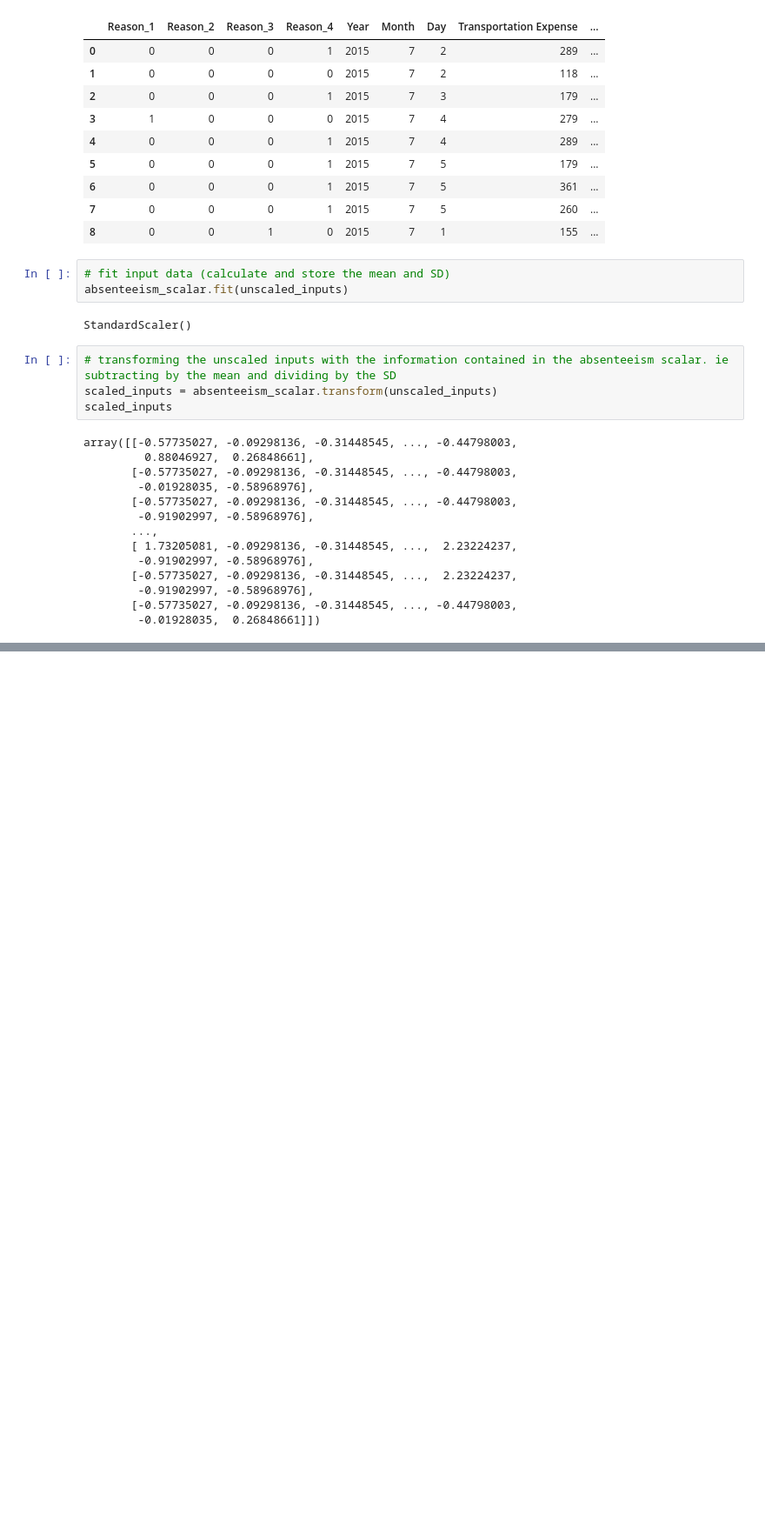
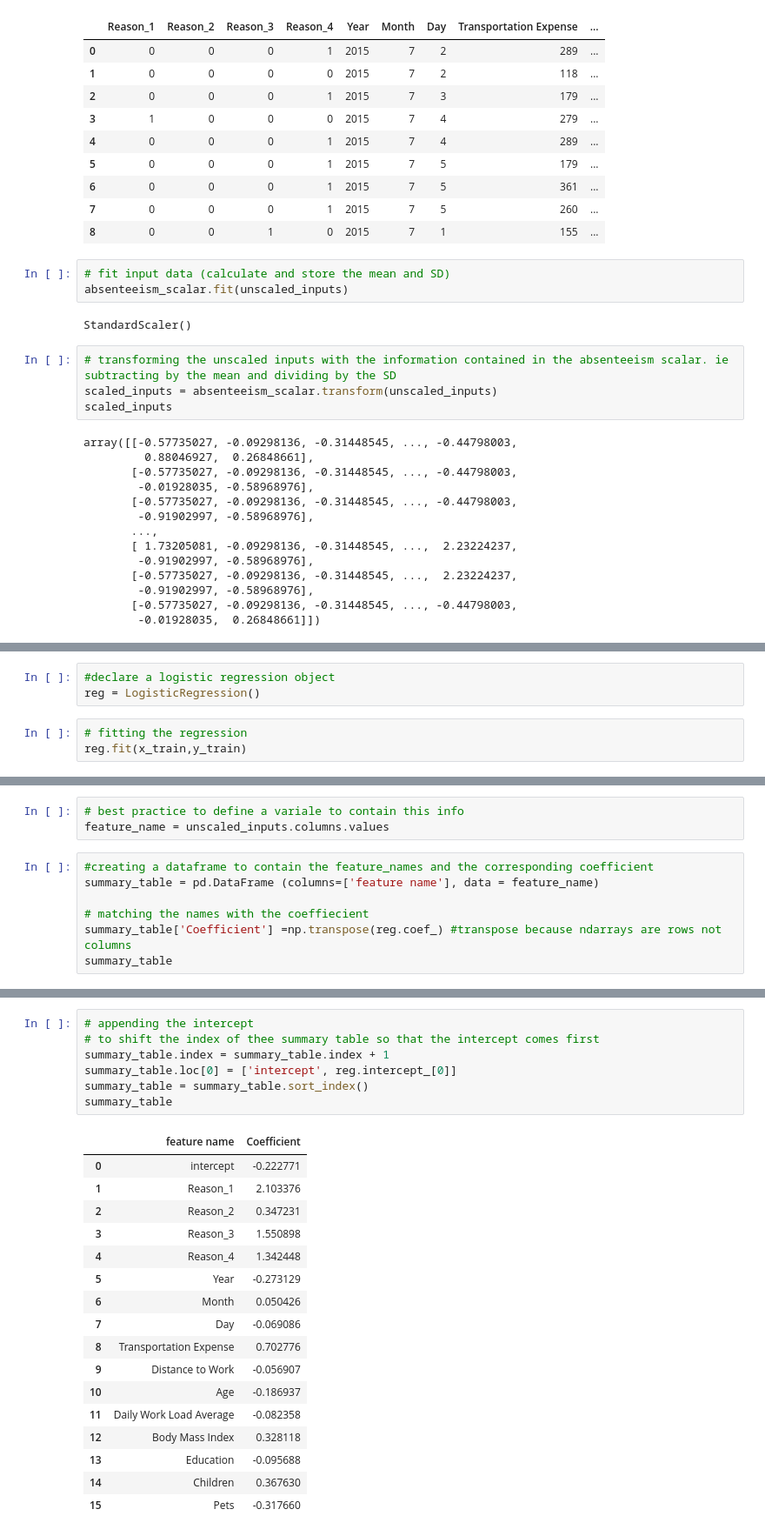
Before and after one commit to I-Sobe/absenteeism, a Jupyter notebook: scripts/machine_learning.ipynb, the cells around one changed output, grey strips where cells are left out. Shown at 87% size. Drawn from its saved outputs; the diff is of its cells as text; blank space fills up the shorter version.

Commit message:
feat:Finding intercept & coefficient

```diff
--- a/scripts/machine_learning.ipynb
+++ b/scripts/machine_learning.ipynb
@@ -159,0 +209,6 @@ array([[-0.57735027, -0.09298136, -0.31448545, ..., -0.44798003,
+# %%
+#declare a logistic regression object
+reg = LogisticRegression()
+# %%
+# fitting the regression
+reg.fit(x_train,y_train)
@@ -159,0 +306,10 @@ array([[-0.57735027, -0.09298136, -0.31448545, ..., -0.44798003,
+# %%
+# best practice to define a variale to contain this info
+feature_name = unscaled_inputs.columns.values
+# %%
+#creating a dataframe to contain the feature_names and the corresponding coefficient
+summary_table = pd.DataFrame (columns=['feature name'], data = feature_name)
+
+# matching the names with the coeffiecient
+summary_table['Coefficient'] =np.transpose(reg.coef_) #transpose because ndarrays are rows not columns
+summary_table
@@ -159,0 +333,25 @@ array([[-0.57735027, -0.09298136, -0.31448545, ..., -0.44798003,
+# %%
+# appending the intercept
+# to shift the index of thee summary table so that the intercept comes first
+summary_table.index = summary_table.index + 1
+summary_table.loc[0] = ['intercept', reg.intercept_[0]]
+summary_table = summary_table.sort_index()
+summary_table
+# %% [output]
+|  | feature name | Coefficient |
+| 0 | intercept | -0.222771 |
+| 1 | Reason_1 | 2.103376 |
+| 2 | Reason_2 | 0.347231 |
+| 3 | Reason_3 | 1.550898 |
+| 4 | Reason_4 | 1.342448 |
+| 5 | Year | -0.273129 |
+| 6 | Month | 0.050426 |
+| 7 | Day | -0.069086 |
+| 8 | Transportation Expense | 0.702776 |
+| 9 | Distance to Work | -0.056907 |
+| 10 | Age | -0.186937 |
+| 11 | Daily Work Load Average | -0.082358 |
+| 12 | Body Mass Index | 0.328118 |
+| 13 | Education | -0.095688 |
+| 14 | Children | 0.367630 |
+| 15 | Pets | -0.317660 |
```
Also changed, not shown: parts of 23 cells of this notebook.
